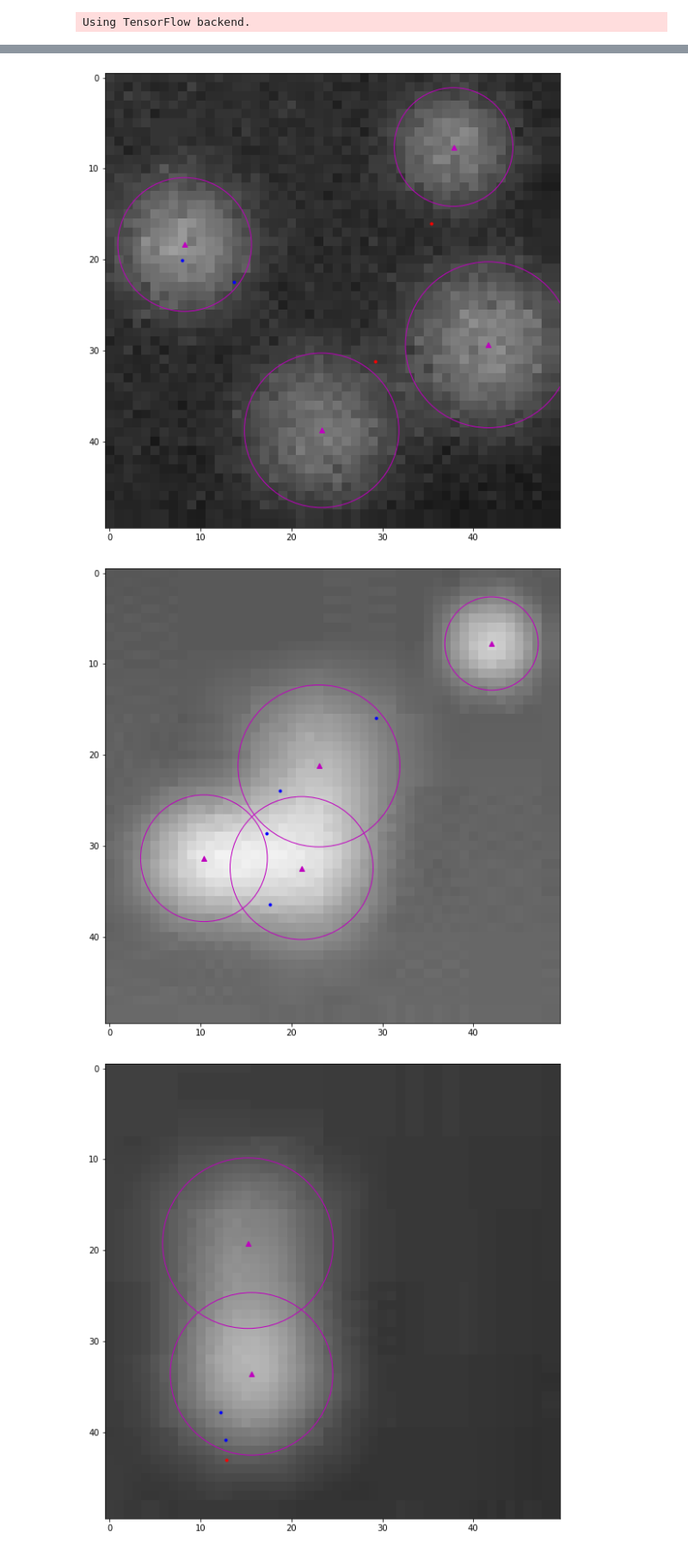
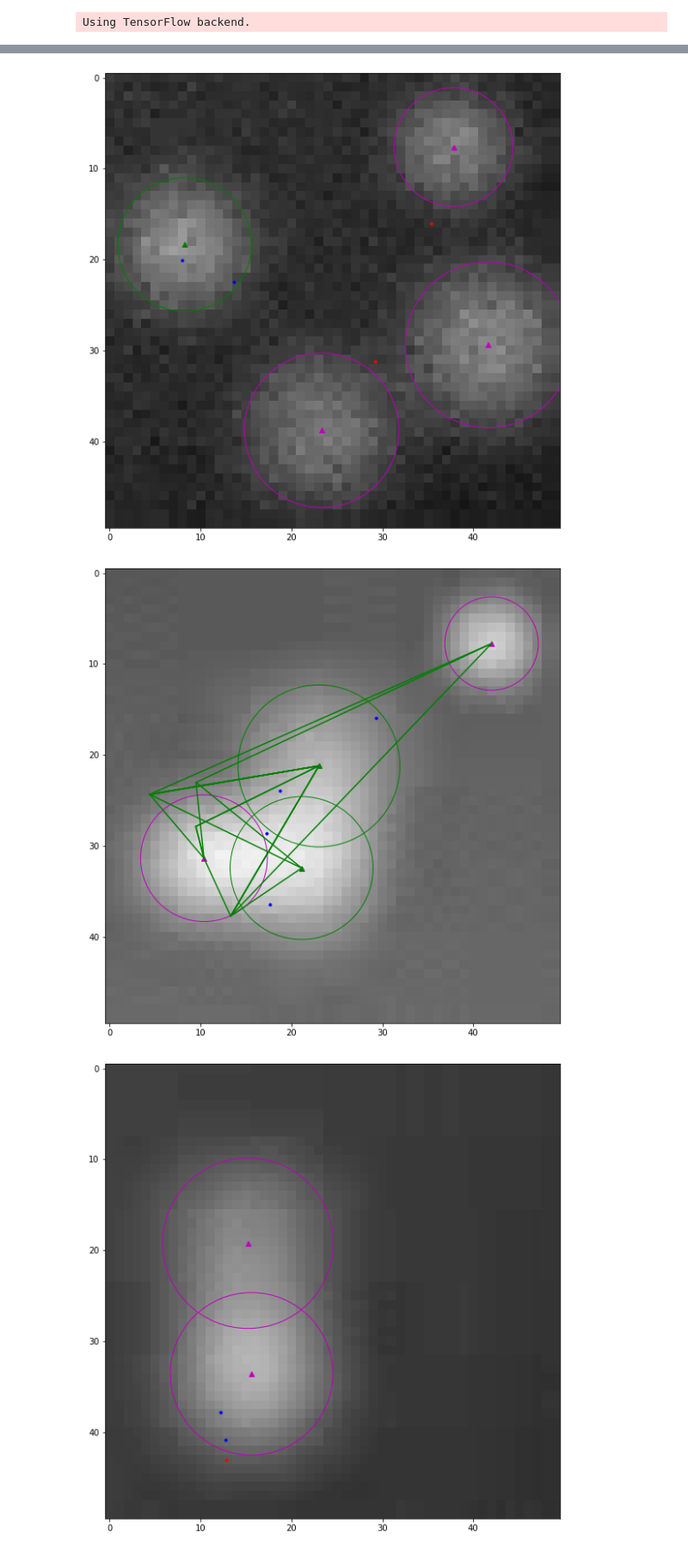
Before and after one commit to FredrikMeisingseth/DeepTrack, a Jupyter notebook: DeepTrack 1.0/single particle benchmarking.ipynb, the cells around one changed output, grey strips where cells are left out. Shown at 86% size. Saved outputs shown, nothing was run; the diff lists cells and outputs as text; code cells hidden in the pictures.

```diff
--- a/DeepTrack 1.0/single particle benchmarking.ipynb
+++ b/DeepTrack 1.0/single particle benchmarking.ipynb
@@ -177,5 +170,5 @@ def hits_and_misses(number_frames_to_be_tracked, predicted_positions, particle_p
 # %%
-def visualize_hits_and_misses(number_frames_to_be_tracked, frames,  particle_positions_and_radiuses, predicted_positions, misses):
+def visualize_hits_and_misses(number_frames_to_be_tracked, frames,  particle_positions_and_radiuses, predicted_positions, FP,links):
     import matplotlib.pyplot as plt
 
     ### Visualize tracked frames
@@ -188,8 +181,8 @@ def visualize_hits_and_misses(number_frames_to_be_tracked, frames,  particle_pos
 
         # Threshold the radial distance of the predicted points
         for j in range(int(len(predicted_positions))):
-            if(predicted_positions[j][0]):
-                if(predicted_positions[j] in misses):
+            if(predicted_positions[j][0] == i):
+                if(predicted_positions[j] in FP):
                     # Plot the predicted points
                     plt.plot(predicted_positions[j][2],
                             predicted_positions[j][1], '.r')
@@ -198,11 +191,28 @@ def visualize_hits_and_misses(number_frames_to_be_tracked, frames,  particle_pos
                     plt.plot(predicted_positions[j][2],
                             predicted_positions[j][1], '.b')
 
+        found_particles = []
+        for item in links:
+            if(item[0] == i):
+                found_particles.append((item[0],item[2]))
+
         for part in range(nr_real_particles):
-            plt.plot(particle_positions_and_radiuses[i][1][part],
-                                particle_positions_and_radiuses[i][0][part], '^m')
-            circle = plt.Circle((particle_positions_and_radiuses[i][1][part], particle_positions_and_radiuses[i][0][part]), particle_positions_and_radiuses[i][2][part], color='m', fill=False)
-            plt.gcf().gca().add_artist(circle)
+            if((i,part) in found_particles):
+                plt.plot(particle_positions_and_radiuses[i][1][part],
+                                particle_positions_and_radiuses[i][0][part], '^g')
+                circle = plt.Circle((particle_positions_and_radiuses[i][1][part], particle_positions_and_radiuses[i][0][part]), particle_positions_and_radiuses[i][2][part], color='g', fill=False)
+                plt.gcf().gca().add_artist(circle)
+            else:
+                plt.plot(particle_positions_and_radiuses[i][1][part],
+                                    particle_positions_and_radiuses[i][0][part], '^m')
+                circle = plt.Circle((particle_positions_and_radiuses[i][1][part], particle_positions_and_radiuses[i][0][part]), particle_positions_and_radiuses[i][2][part], color='m', fill=False)
+                plt.gcf().gca().add_artist(circle)
+
+
+        for link in links:
+            if(item[0] == i):
+                plt.plot([predicted_positions[link[1]][2],particle_positions_and_radiuses[i][1][link[2]]],
+                                [predicted_positions[link[1]][1],particle_positions_and_radiuses[i][0][link[2]]], 'g',linestyle = '-')
 # %%
 particle_radial_distance_threshold = 20
 particle_maximum_interdistance = 10
@@ -212,22 +222,16 @@ predicted_positions = benchmark.get_predicted_positions_DT(particle_radial_dista
     number_frames_to_be_tracked,
     predicted_positions_wrt_frame)
 
-nr_real_particles,nr_predictions,nr_hits,nr_misses,misses = hits_and_misses(number_frames_to_be_tracked,
+nr_real_particles,nr_predictions,nr_TP,nr_FP,TP,FP,links = hits_and_misses(number_frames_to_be_tracked,
                                                                   predicted_positions,
                                                                   particle_positions_and_radiuses,
-                                                                  return_misses = True)
-
-
-print(nr_real_particles[0])
-print(nr_predictions[0])
-print(nr_hits[0])
-print(nr_misses[0])
-print(misses)
+                                                                  long_return = True)
 
 
 visualize_hits_and_misses(number_frames_to_be_tracked,
                           frames,
                           particle_positions_and_radiuses,
                           predicted_positions,
-                          misses)
+                          FP,
+                          links)
 # %% [output]
@@ -247,5 +246,5 @@ visualize_hits_and_misses(number_frames_to_be_tracked,
-[figure, old version]
+[figure, new version]
-[figure, old version]
+[figure, new version]
 # %%
 particle_radial_distance_threshold = 15
 particle_maximum_interdistance = 30
```
Also changed, not shown: parts of 3 cells of this notebook, 1 other file.
